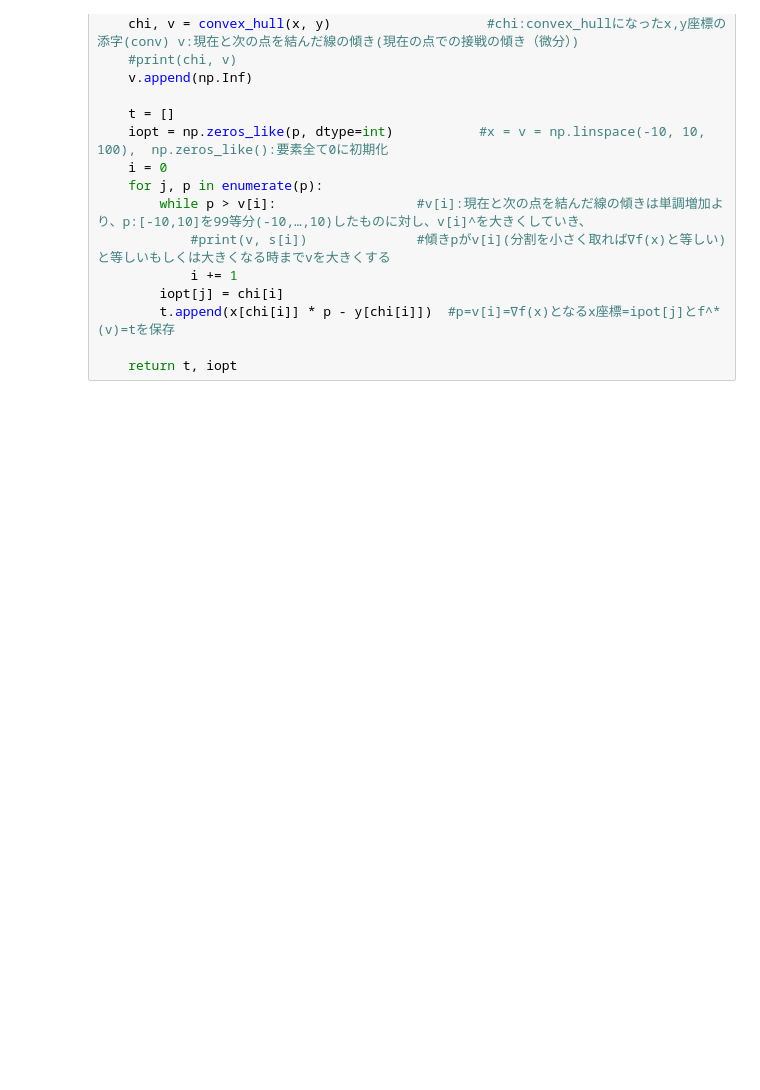
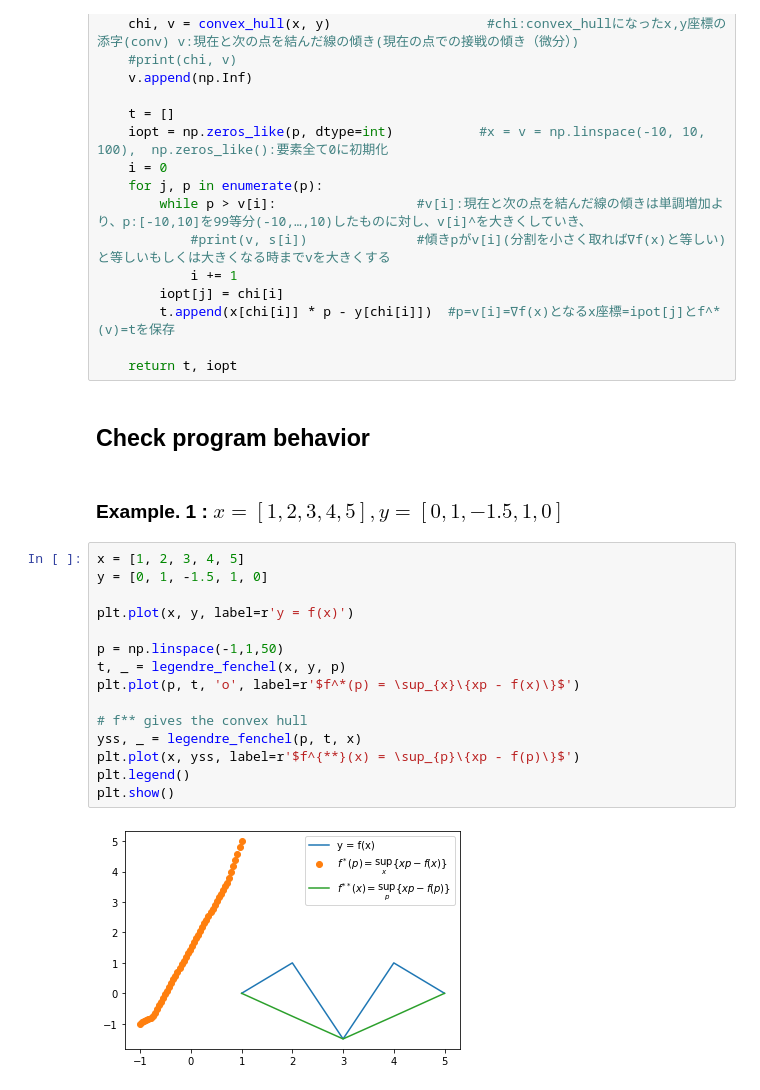
Before and after one commit to yy-sakai/Reserch, a Jupyter notebook: code/jupyter notebook/legendre_fenchel.ipynb, the cells around one changed output. Saved outputs shown, nothing was run; the diff lists cells and outputs as text; blank space fills up the shorter version.

```diff
--- a/code/jupyter notebook/legendre_fenchel.ipynb
+++ b/code/jupyter notebook/legendre_fenchel.ipynb
@@ -45,3 +47,24 @@ def legendre_fenchel(x, y, p):
         t.append(x[chi[i]] * p - y[chi[i]])  #p=v[i]=∇f(x)となるx座標=ipot[j]とf^*(v)=tを保存
 
     return t, iopt
+# %% [markdown]
+## Check program behavior
+# %% [markdown]
+### Example. 1 \: $x = [1, 2, 3, 4, 5], y = [0, 1, -1.5, 1, 0]$
+# %%
+x = [1, 2, 3, 4, 5]
+y = [0, 1, -1.5, 1, 0]
+
+plt.plot(x, y, label=r'y = f(x)')
+
+p = np.linspace(-1,1,50)
+t, _ = legendre_fenchel(x, y, p)
+plt.plot(p, t, 'o', label=r'$f^*(p) = \sup_{x}\{xp - f(x)\}$')
+
+# f** gives the convex hull
+yss, _ = legendre_fenchel(p, t, x)
+plt.plot(x, yss, label=r'$f^{**}(x) = \sup_{p}\{xp - f(p)\}$')
+plt.legend()
+plt.show()
+# %% [output]
+[figure, added]
```
Also changed, not shown: parts of 4 cells of this notebook.
